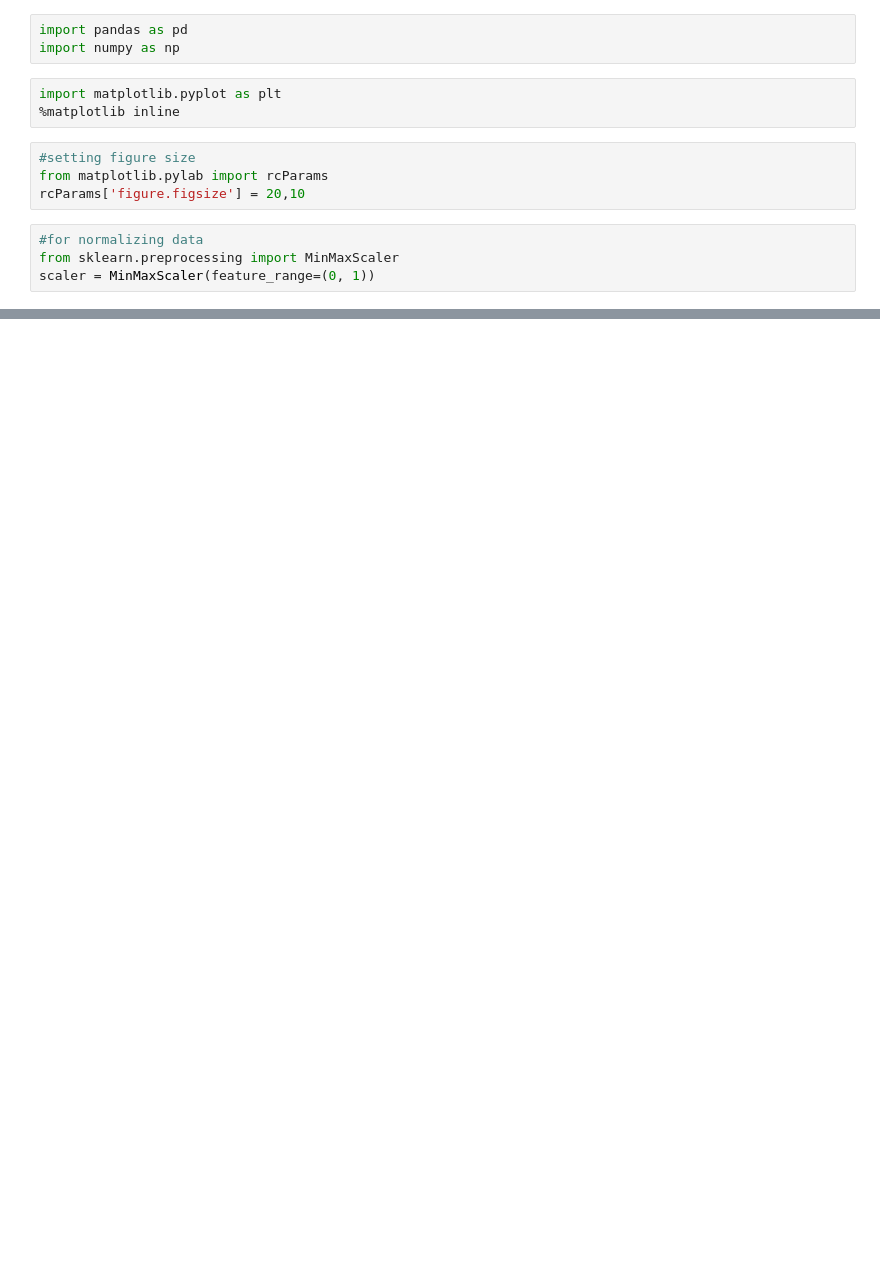
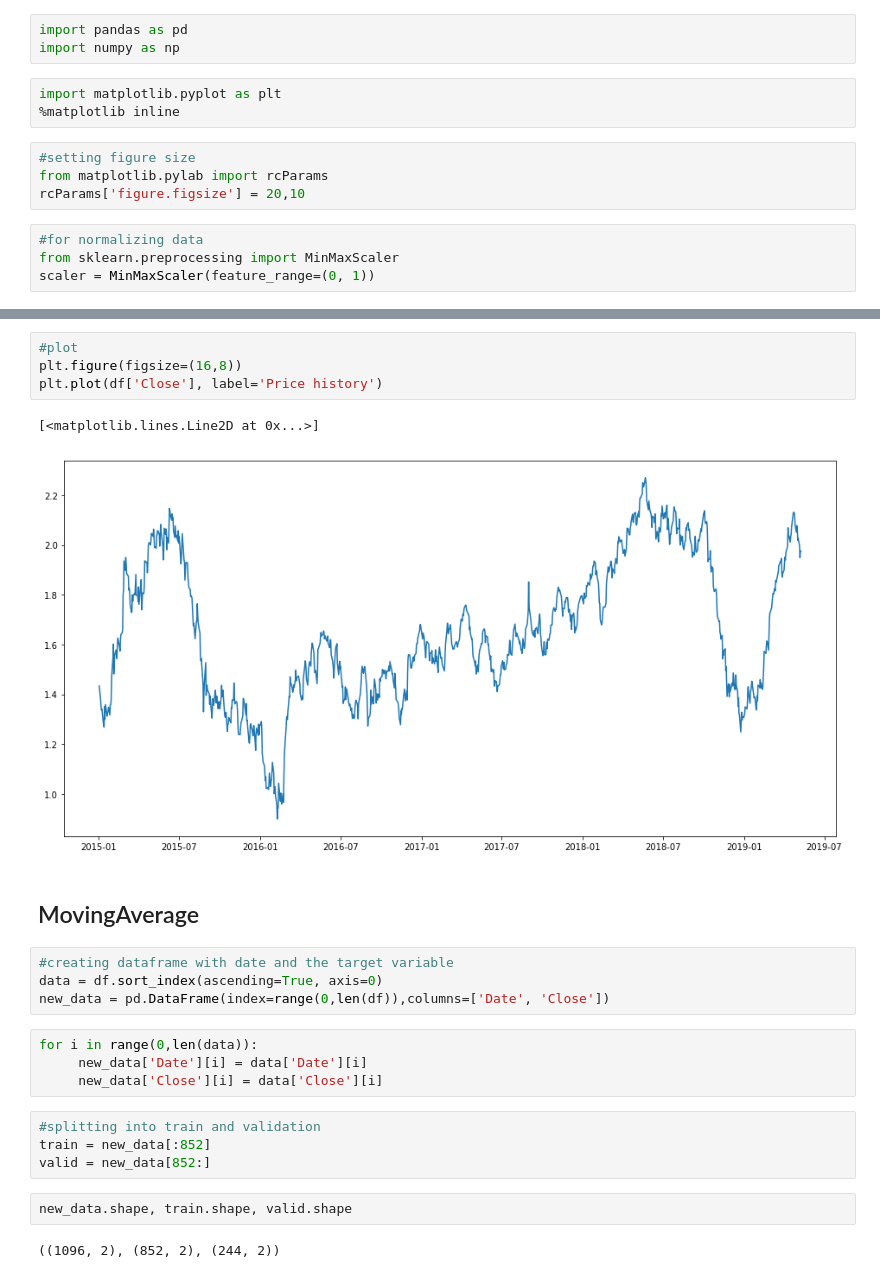
Before and after one commit to brownal05/globaltrade, a Jupyter notebook: John/Methods.ipynb, the cells around one changed output, grey strips where cells are left out. Cells and saved outputs as stored; diff of their text form; blank space fills up the shorter version.

```diff
--- a/John/Methods.ipynb
+++ b/John/Methods.ipynb
@@ -32,0 +31,25 @@ ValueError: time data 5/1/2019 doesn't match format specified
+# %%
+#plot
+plt.figure(figsize=(16,8))
+plt.plot(df['Close'], label='Price history')
+# %% [output]
+[<matplotlib.lines.Line2D at 0x...>]
+[figure, added]
+# %% [markdown]
+## MovingAverage
+# %%
+#creating dataframe with date and the target variable
+data = df.sort_index(ascending=True, axis=0)
+new_data = pd.DataFrame(index=range(0,len(df)),columns=['Date', 'Close'])
+# %%
+for i in range(0,len(data)):
+     new_data['Date'][i] = data['Date'][i]
+     new_data['Close'][i] = data['Close'][i]
+# %%
+#splitting into train and validation
+train = new_data[:852]
+valid = new_data[852:]
+# %%
+new_data.shape, train.shape, valid.shape
+# %% [output]
+((1096, 2), (852, 2), (244, 2))
```
Also changed, not shown: parts of 17 cells of this notebook, 9 other files.
